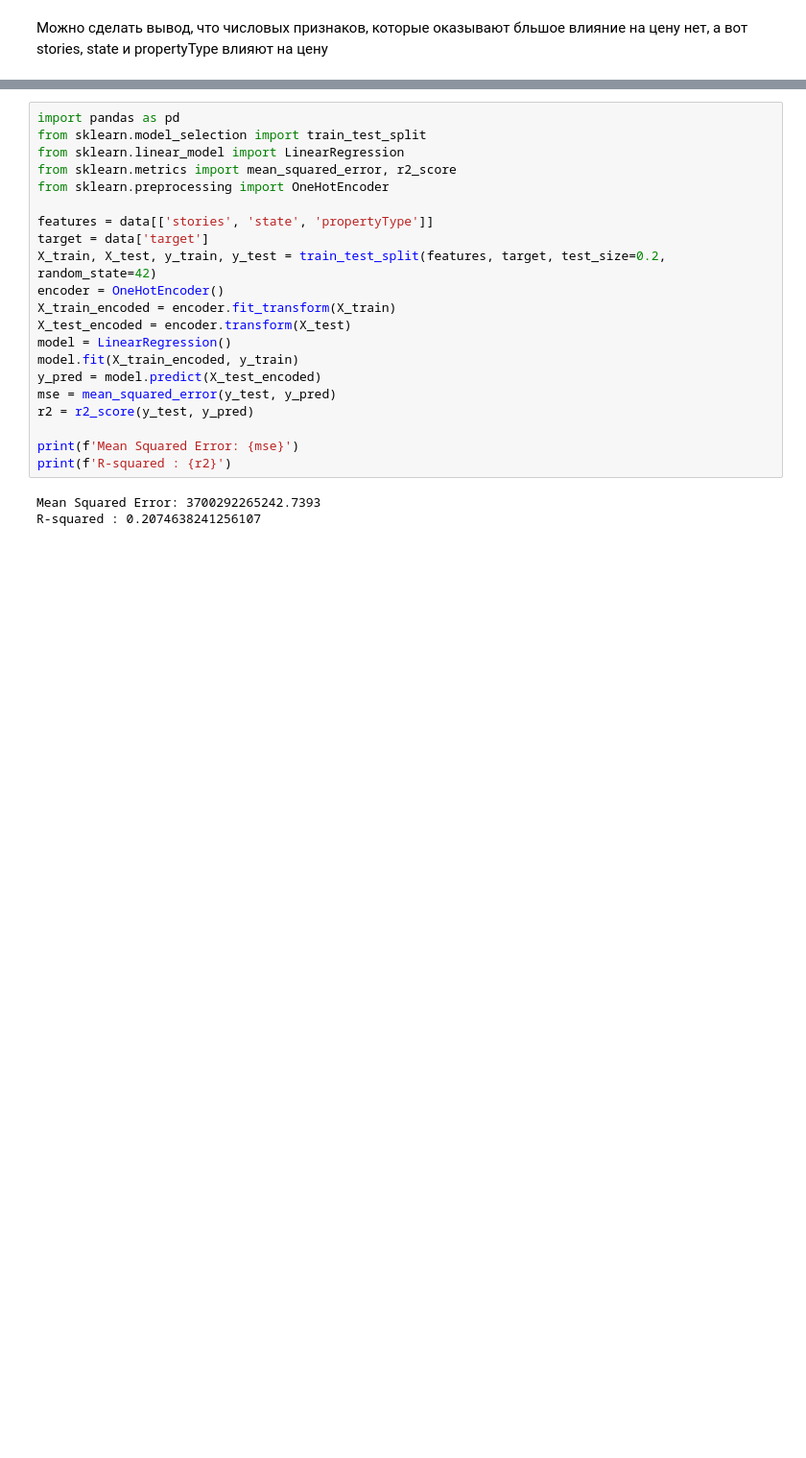
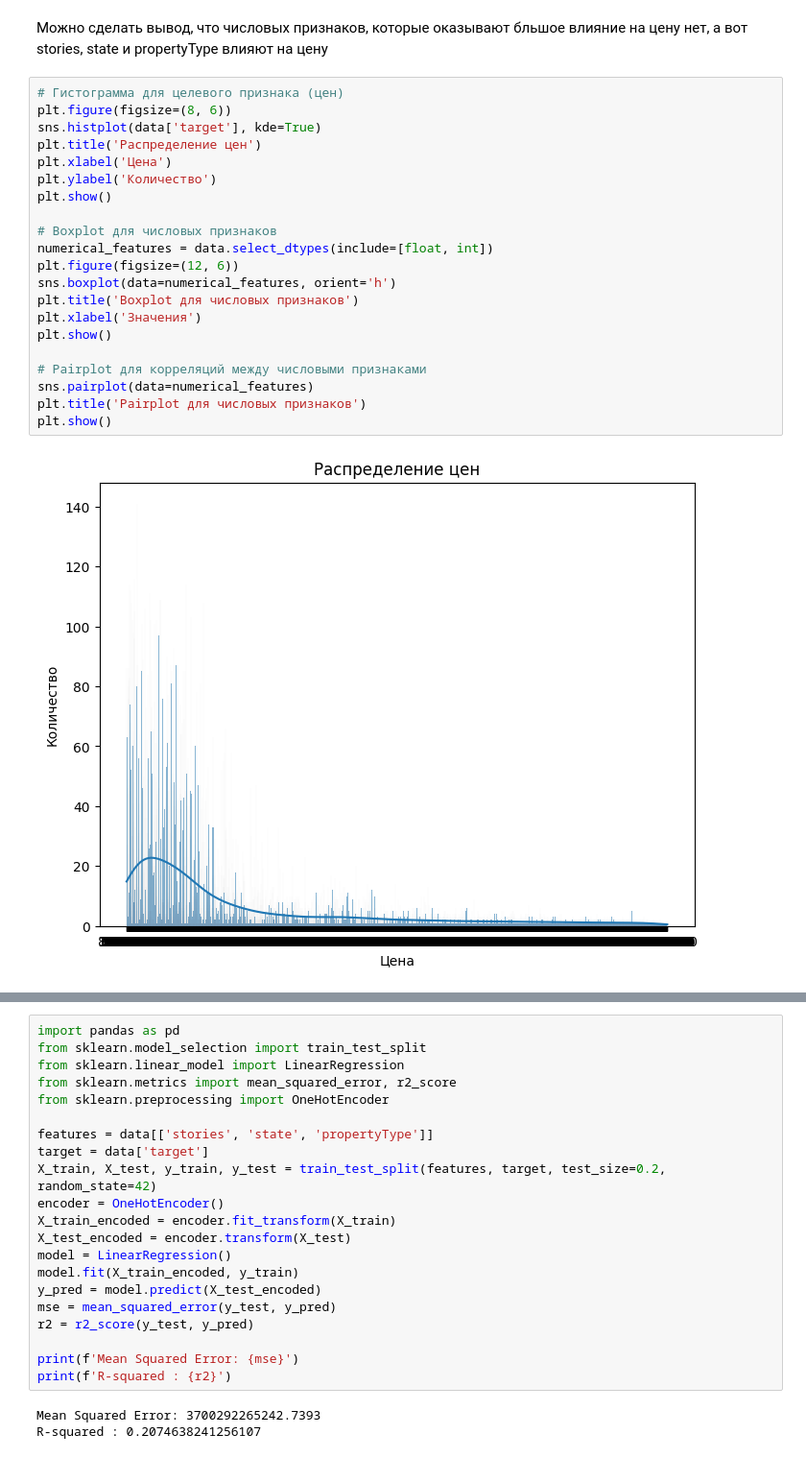
Before and after one commit to Nastas1329/FinalProjectSF, a Jupyter notebook: final_project.ipynb, the cells around one changed output, grey strips where cells are left out. Shown at 96% size. Drawn from its saved outputs; the diff is of its cells as text; blank space fills up the shorter version.

```diff
--- a/final_project.ipynb
+++ b/final_project.ipynb
@@ -301,2 +298,25 @@ max        1.000000
 # %% [markdown]
 Можно сделать вывод, что числовых признаков, которые оказывают бльшое влияние на цену нет, а вот stories, state и propertyType влияют на цену
+# %%
+# Гистограмма для целевого признака (цен)
+plt.figure(figsize=(8, 6))
+sns.histplot(data['target'], kde=True)
+plt.title('Распределение цен')
+plt.xlabel('Цена')
+plt.ylabel('Количество')
+plt.show()
+
+# Boxplot для числовых признаков
+numerical_features = data.select_dtypes(include=[float, int])
+plt.figure(figsize=(12, 6))
+sns.boxplot(data=numerical_features, orient='h')
+plt.title('Boxplot для числовых признаков')
+plt.xlabel('Значения')
+plt.show()
+
+# Pairplot для корреляций между числовыми признаками
+sns.pairplot(data=numerical_features)
+plt.title('Pairplot для числовых признаков')
+plt.show()
+# %% [output]
+[figure, added]
```
Also changed, not shown: parts of 6 cells of this notebook.
